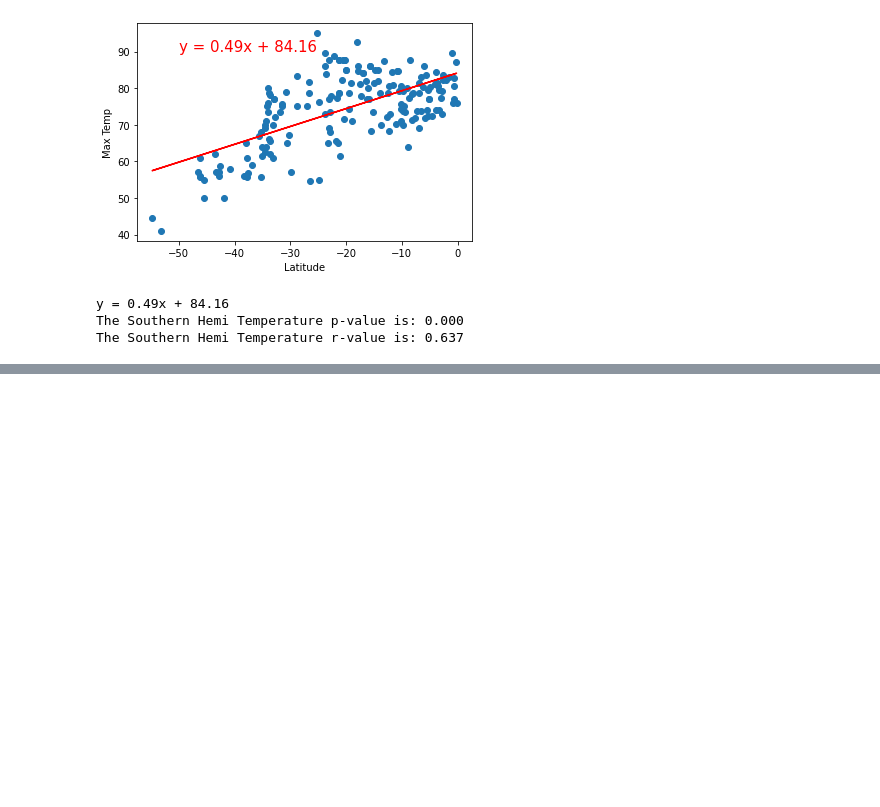
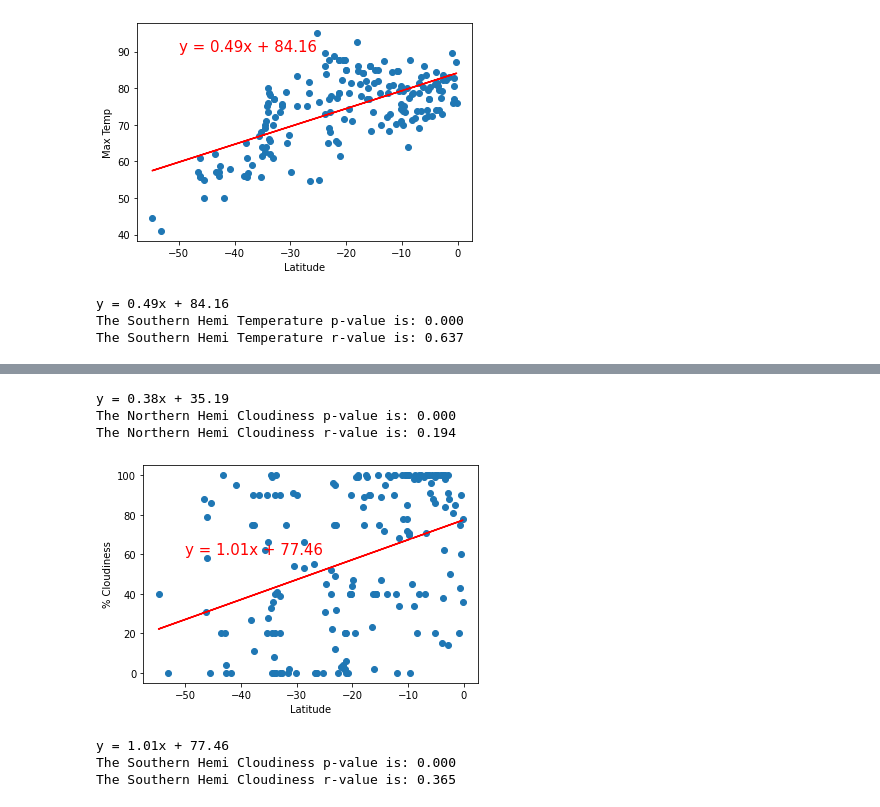
Before and after one commit to ashley-green1/World_Weather_Analysis, a Jupyter notebook: WeatherPy.ipynb, the cells around one changed output, grey strips where cells are left out. Cells and saved outputs as stored; diff of their text form; code cells hidden in the pictures; blank space fills up the shorter version.

```diff
--- a/WeatherPy.ipynb
+++ b/WeatherPy.ipynb
@@ -350,0 +412,37 @@ The Southern Hemi Temperature r-value is: 0.637
+# %%
+# Perform linear regression on Nothern Hemisphere for Cloudiness.
+(slope, intercept, r_value, p_value, std_err) = linregress(northern_hemi_df["Lat"], northern_hemi_df["Cloudiness"])
+
+# Get the equation of the line.
+northern_line_eq2 = "y = " + str(round(slope,2)) + "x + " + str(round(intercept,2))
+print(northern_line_eq2)
+print(f"The Northern Hemi Cloudiness p-value is: {p_value:.3f}")
+print(f"The Northern Hemi Cloudiness r-value is: {r_value:.3f}")
+# %% [output]
+y = 0.38x + 35.19
+The Northern Hemi Cloudiness p-value is: 0.000
+The Northern Hemi Cloudiness r-value is: 0.194
+# %%
+# Plot linear regression on the Southern Hemisphere for Cloudiness.
+x_values = southern_hemi_df["Lat"]
+y_values = southern_hemi_df["Cloudiness"]
+
+# Call the function.
+plot_linear_regression(x_values, y_values,
+                       'Linear Regression on the Southern Hemisphere \
+                        for % Cloudiness', '% Cloudiness',(-50,60))
+# %% [output]
+[figure, added]
+# %%
+# Perform linear regression on Southern Hemisphere for Cloudiness.
+(slope, intercept, r_value, p_value, std_err) = linregress(southern_hemi_df["Lat"], southern_hemi_df["Cloudiness"])
+
+# Get the equation of the line.
+southern_line_eq2 = "y = " + str(round(slope,2)) + "x + " + str(round(intercept,2))
+print(southern_line_eq2)
+print(f"The Southern Hemi Cloudiness p-value is: {p_value:.3f}")
+print(f"The Southern Hemi Cloudiness r-value is: {r_value:.3f}")
+# %% [output]
+y = 1.01x + 77.46
+The Southern Hemi Cloudiness p-value is: 0.000
+The Southern Hemi Cloudiness r-value is: 0.365
```
Also changed, not shown: parts of 11 cells of this notebook.
